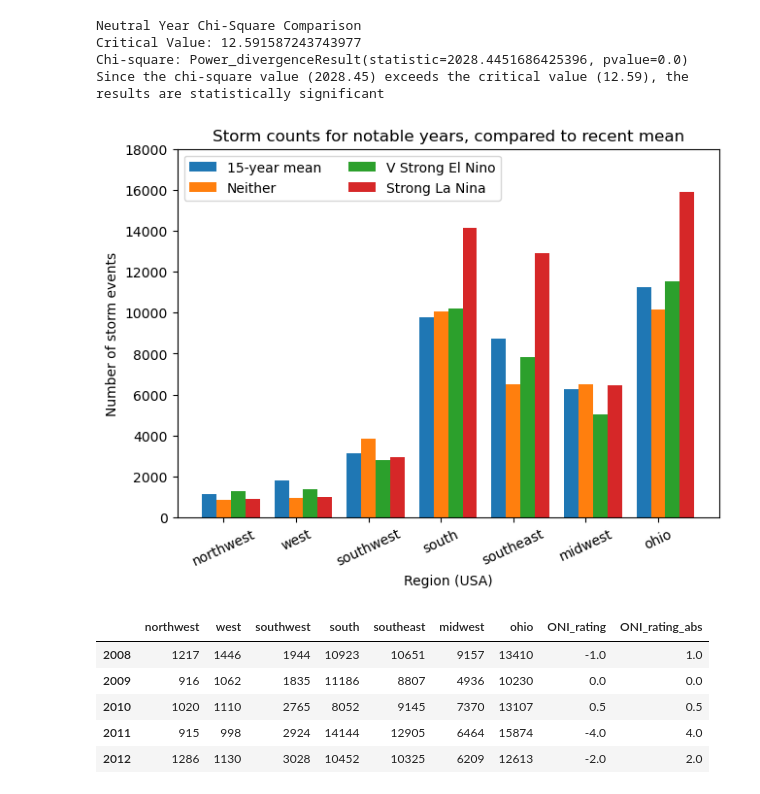
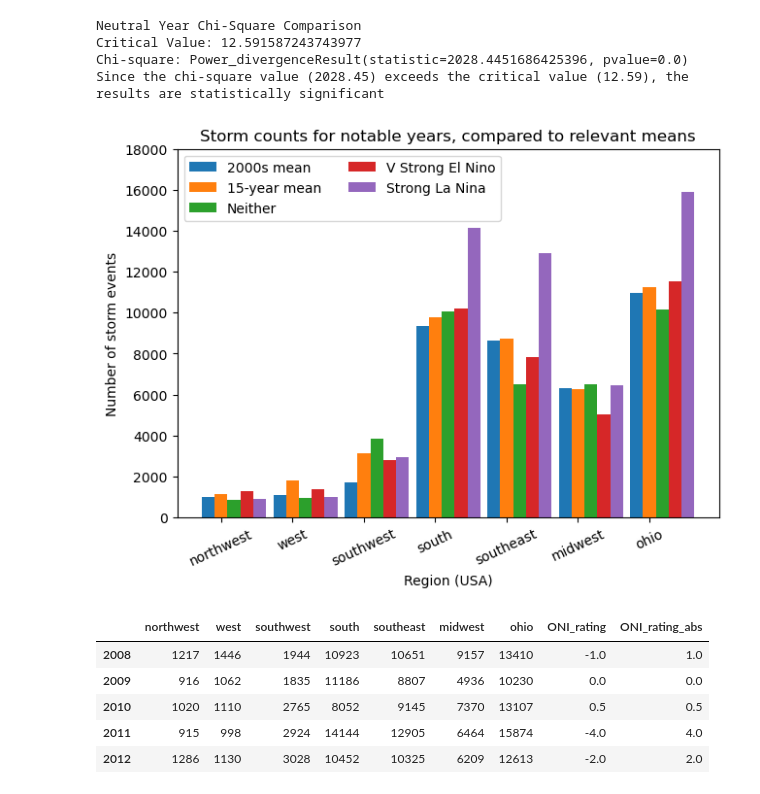
Before and after one commit to elizabethmorgan26/team1, a Jupyter notebook: nino_nina_questions.ipynb, the cells around one changed output. Saved outputs shown, nothing was run; the diff lists cells and outputs as text; code cells hidden in the pictures.

```diff
--- a/nino_nina_questions.ipynb
+++ b/nino_nina_questions.ipynb
@@ -72,3 +76,22 @@ for region in interval_counts.keys():
 print(interval_counts)
 # %% [output]
 {'northwest': 2363.45, 'west': 4048.0, 'southwest': 6425.82, 'south': 19387.09, 'southeast': 16794.0, 'midwest': 12594.36, 'ohio': 21577.09}
+# %%
+# =============================================
+# code above this point is mostly not used in any final analysis related
+# to the investigation of el nino / la nina
+
+# get recent 15 years data
+all_years_data = get_dataset_range(2008, 2022)
+formatted_data = { 'northwest': [], 'west': [], 'southwest': [], 'south': [],
+                    'southeast': [], 'midwest': [], 'ohio': [] }
+
+# count for each region for each year
+for year in all_years_data.keys():
+    counts = single_count_events(all_years_data[year])
+    for region in regions.keys():
+        formatted_data[region].append(counts[region])
+
+# create dataframe for easy visualization / data manipulation
+formatted_df = pd.DataFrame(formatted_data, index = [year for year in all_years_data.keys()])
+formatted_df
@@ -140,0 +148,7 @@ np.sum([x for x in baseline.values()])
+# %%
+# create mean for recent years as comparison
+baseline_recent = { 'northwest': 0, 'west': 0, 'southwest': 0, 'south': 0,
+                    'southeast': 0, 'midwest': 0, 'ohio': 0 }
+for region in baseline_recent.keys():
+    baseline_recent[region] = int(round(formatted_df[region].mean(), 0))
+baseline_recent
@@ -208,31 +231,34 @@ Critical Value: 12.591587243743977
 Chi-square: Power_divergenceResult(statistic=2028.4451686425396, pvalue=0.0)
 Since the chi-square value (2028.45) exceeds the critical value (12.59), the results are statistically significant
 # %%
-labels = ["15-year mean", "Neither", "V Strong El Nino", "Strong La Nina"]
-sets = [baseline.values(), neither_yr_counts, v_strong_nino_yr_counts, strong_nina_yr_counts]
+# create a visualization of storm counts
+# two relevant averages, a neutral year, and two strong years
+labels = ["2000s mean", "15-year mean", "Neither", "V Strong El Nino", "Strong La Nina"]
+sets = [baseline.values(), baseline_recent.values(), neither_yr_counts, v_strong_nino_yr_counts, strong_nina_yr_counts]
 region_tup = tuple([x for x in baseline.keys()])
 counts = {}
 for i in range(len(labels)):
     counts[labels[i]] = tuple([y for y in sets[i]])
 
+# setup multiple bar chart
 x_ax = np.arange(len(region_tup))
-width = 0.2
+width = 0.18
 mult = 0
 
 fig, ax = plt.subplots(layout="constrained")
 for set_label, region_counts in counts.items():
     offset = width * mult
     rects = ax.bar(x_ax + offset, region_counts, width, label=set_label)
     mult += 1
 
 ax.set_xticks(x_ax + width, region_tup)
 plt.xticks(rotation=25)
 ax.legend(loc='upper left', ncols=2)
 plt.xlabel("Region (USA)")
 plt.ylabel("Number of storm events")
-plt.title("Storm counts for notable years, compared to recent mean")
+plt.title("Storm counts for notable years, compared to relevant means")
 ax.set_ylim(0, 18000)
 plt.show()
 # %% [output]
-[figure, old version]
+[figure, new version]
 # %%
```
Also changed, not shown: parts of 15 cells of this notebook, 1 other file.
